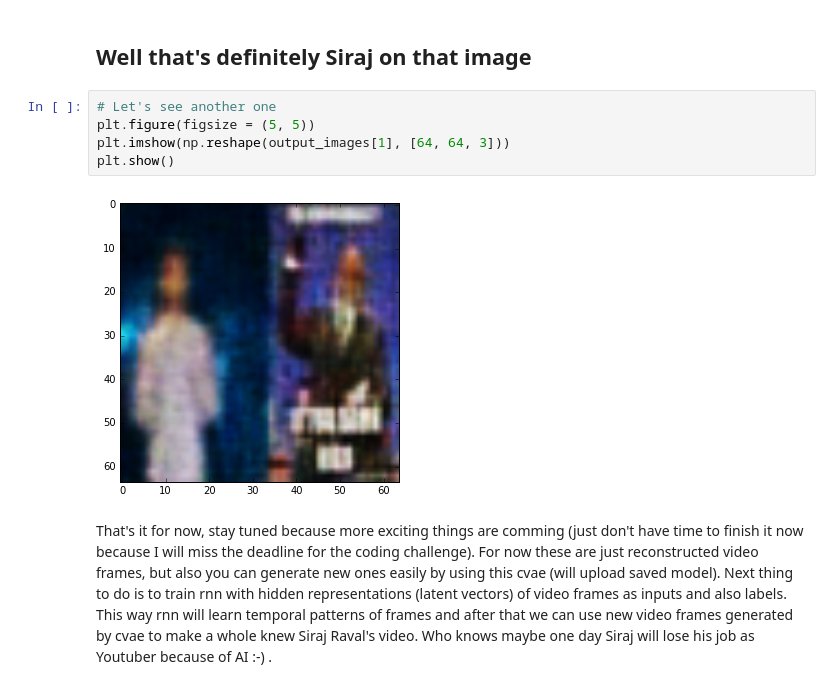
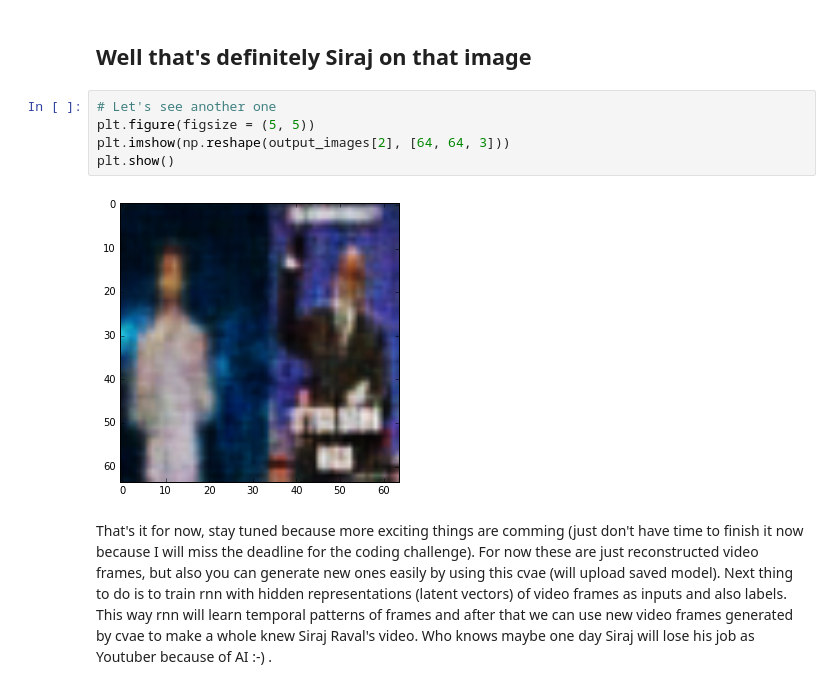
Before and after one commit to Nemzy/video_generator, a Jupyter notebook: video_generator.ipynb, the cells around one changed output. Cells and saved outputs as stored; diff of their text form.

```diff
--- a/video_generator.ipynb
+++ b/video_generator.ipynb
@@ -126,10 +126,10 @@ plt.show()
 # %%
 # Let's see another one
 plt.figure(figsize = (5, 5))
-plt.imshow(np.reshape(output_images[1], [64, 64, 3]))
+plt.imshow(np.reshape(output_images[2], [64, 64, 3]))
 plt.show()
 # %% [output]
-[figure, old version]
+[figure, new version]
 # %% [markdown]
 That's it for now, stay tuned because more exciting things are comming (just don't have time to finish it now because I will miss the deadline for the coding challenge). For now these are just reconstructed video frames, but also you can generate new ones easily by using this cvae (will upload saved model). Next thing to do is to train rnn with hidden representations (latent vectors) of video frames as inputs and also labels. This way rnn will learn temporal patterns of frames and after that we can use new video frames generated by cvae to make a whole knew Siraj Raval's video. Who knows maybe one day Siraj will lose his job as Youtuber because of AI :-) .
 # %% [markdown]
```
Also changed, not shown: parts of 3 cells of this notebook.
